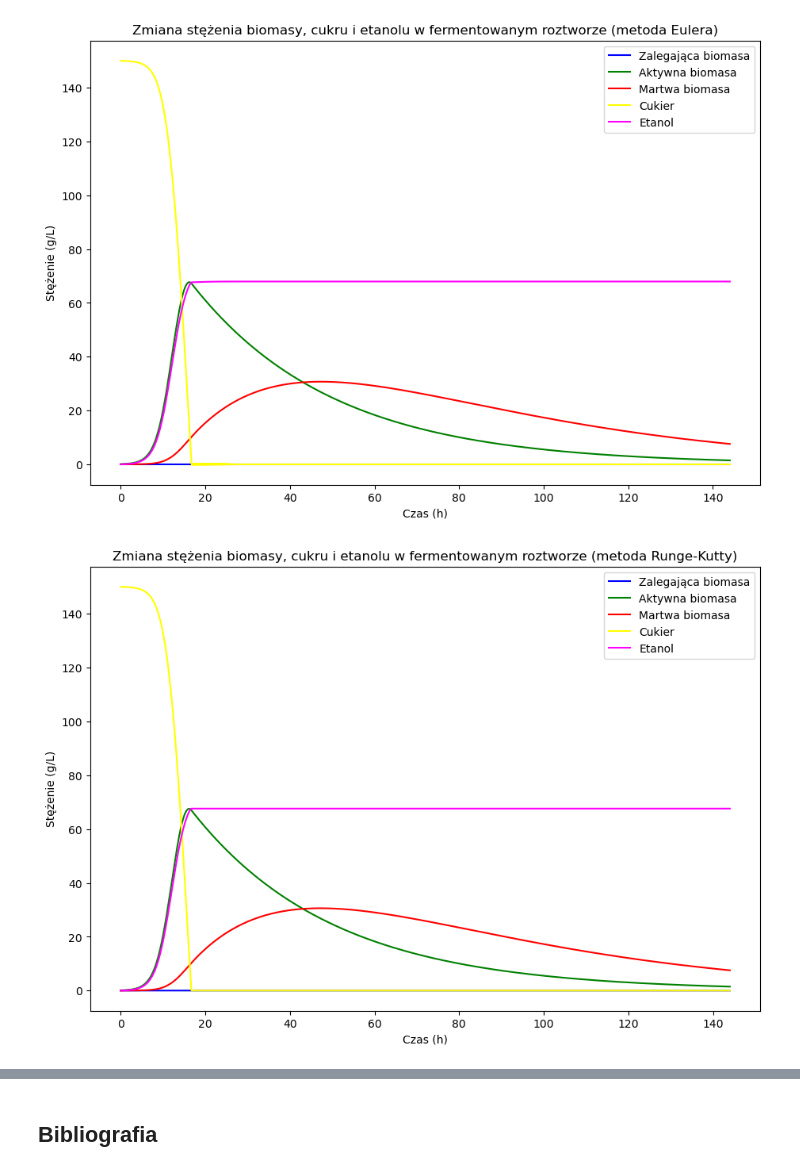
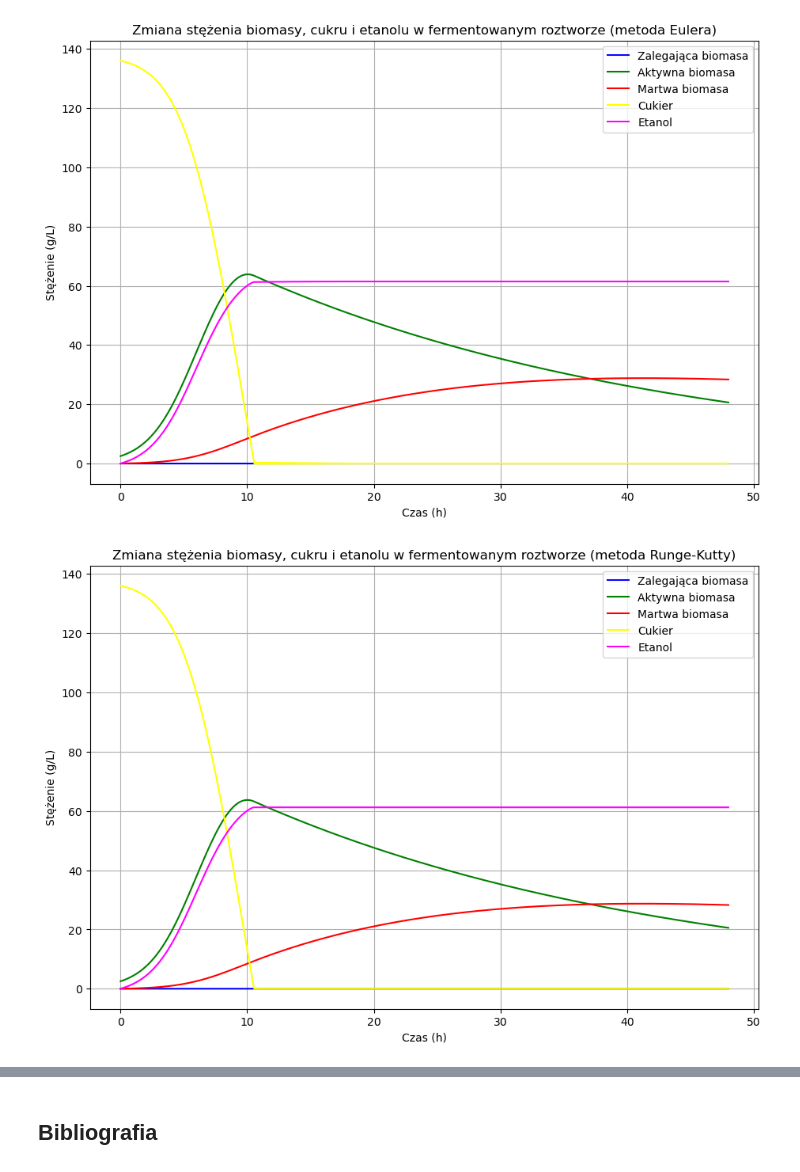
Before and after one commit to Carkules/RownaniaRozniczkoweProjekt, a Jupyter notebook: RozniczkiProjekt.ipynb, the cells around one changed output, grey strips where cells are left out. Saved outputs shown, nothing was run; the diff lists cells and outputs as text; code cells hidden in the pictures.

```diff
--- a/RozniczkiProjekt.ipynb
+++ b/RozniczkiProjekt.ipynb
@@ -66,6 +67,7 @@ Do rozwiązania powyższego modelu posłużymy się dwoma metodami numerycznymi
 import numpy as np
 import matplotlib.pyplot as plt
 
+#Równania modelu
 def model_fermentacji(t, X_L, X_A, X_D, S, E):
     mu_X = mu_X0*S /(0.5*S0 + E)
     mu_SD = mu_SD0*0.5*S0 /(0.5*S0 + E)
@@ -84,21 +86,21 @@ mu_L = 0.03
 mu_S0 = 0.4
 K_S = 0.2
 mu_X0 = 0.3
-mu_DT = 0.03
+mu_DT =  0.03
 mu_SD0 = 0.05
 K_E = 3
 mu_E0 = 0.5
 
-S0 = 150
+S0 = 136
 X_L0 = 0
-X_A0 = 0.1
+X_A0 = 2.5
 X_D0 = 0
 E0 = 0
 
 #Metoda Eulera
 t0 = 0
 h = 0.02
-t_max = 144
+t_max = 48
 
 def rozwiazanie_euler(t0, h, t_max, X_L0, X_A0, X_D0, S0, E0):
     X_L = [X_L0]
@@ -122,6 +124,7 @@ def rozwiazanie_euler(t0, h, t_max, X_L0, X_A0, X_D0, S0, E0):
         T.append(t)
     return T, X_L, X_A, X_D, S, E
 
+#Rysowanie wykresu
 def wykres(T, X_L, X_A, X_D, S, E, tytul_wykresu):
     plt.figure(figsize=(24,16))
     plt.subplot(2, 2, 2)
@@ -134,40 +137,42 @@ def wykres(T, X_L, X_A, X_D, S, E, tytul_wykresu):
     plt.ylabel('Stężenie (g/L)')
     plt.title(tytul_wykresu)
     plt.legend()
+    plt.grid()
     plt.show()
 
 tytul = "Zmiana stężenia biomasy, cukru i etanolu w fermentowanym roztworze (metoda Eulera)"
 T, X_L, X_A, X_D, S, E = rozwiazanie_euler(t0, h, t_max, X_L0, X_A0, X_D0, S0, E0)
 wykres(T, X_L, X_A, X_D, S, E, tytul)
 
+#Metoda Runge-Kutty
 def runge_kutty(f, t, y, h):
     k1 = f(t, *y)
     k2 = f(t + 0.5*h, *(y + 0.5* h * k1))
     k3 = f(t + 0.5*h, *(y + 0.5*h * k2))
     k4 = f(t + h, *(y + h * k3))
     return y + (h/6) * (k1 + 2*k2 + 2*k3 +k4)
 
 def rozwiazanie_runge_kutty(t0, h, t_max, X_L0, X_A0, X_D0, S0, E0):
     liczba_krokow = int(t_max/h) + 1
     wartosci = np.zeros((liczba_krokow, 5))
     wartosci[0, :] = [X_L0, X_A0, X_D0, S0, E0]
     t = t0
     T = [t0]
     for i in range(1, liczba_krokow):
         wartosci[i, :] = runge_kutty(model_fermentacji, t, wartosci[i-1, :], h)
         t += h
         T.append(t)
     X_L = wartosci[:, 0]
     X_A = wartosci[:, 1]
     X_D = wartosci[:, 2]
     S = wartosci[:, 3]
     E = wartosci[:, 4]
     return T, X_L, X_A, X_D, S, E
 
 tytul = "Zmiana stężenia biomasy, cukru i etanolu w fermentowanym roztworze (metoda Runge-Kutty)"
 T, X_L, X_A, X_D, S, E = rozwiazanie_runge_kutty(t0, h, t_max, X_L0, X_A0, X_D0, S0, E0)
 wykres(T, X_L, X_A, X_D, S, E, tytul)
 # %% [output]
-[figure, old version]
+[figure, new version]
-[figure, old version]
+[figure, new version]
 # %% [markdown]
```
Also changed, not shown: parts of 5 cells of this notebook.
